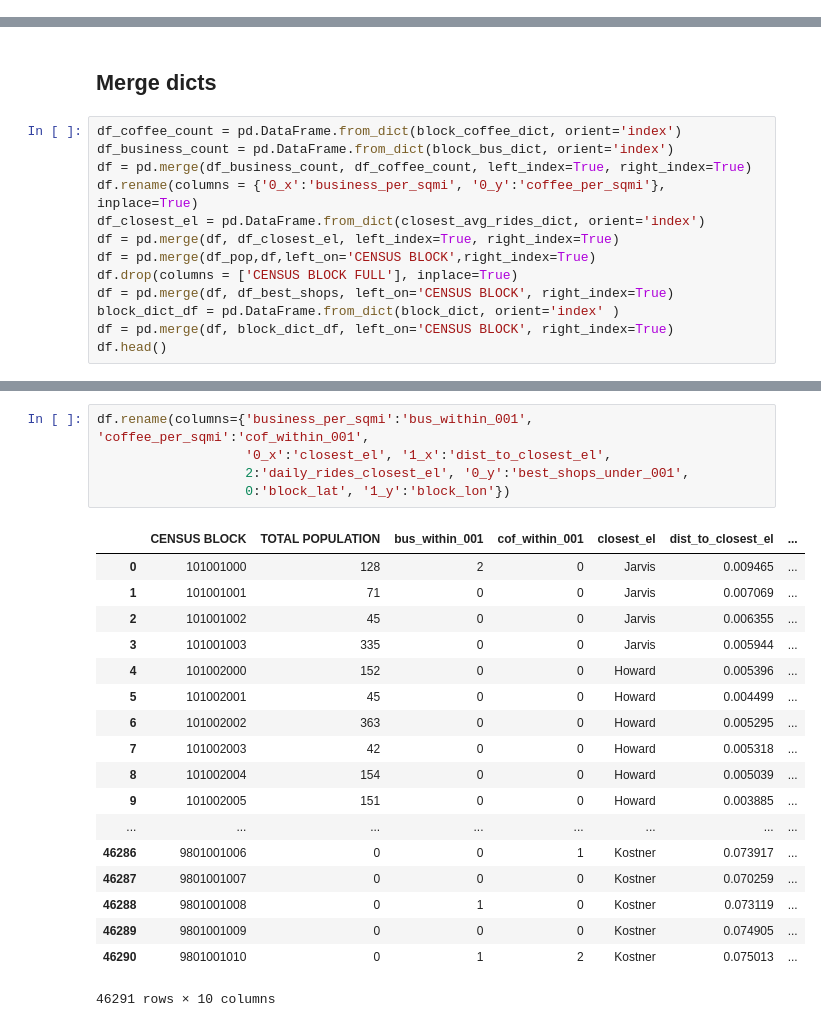
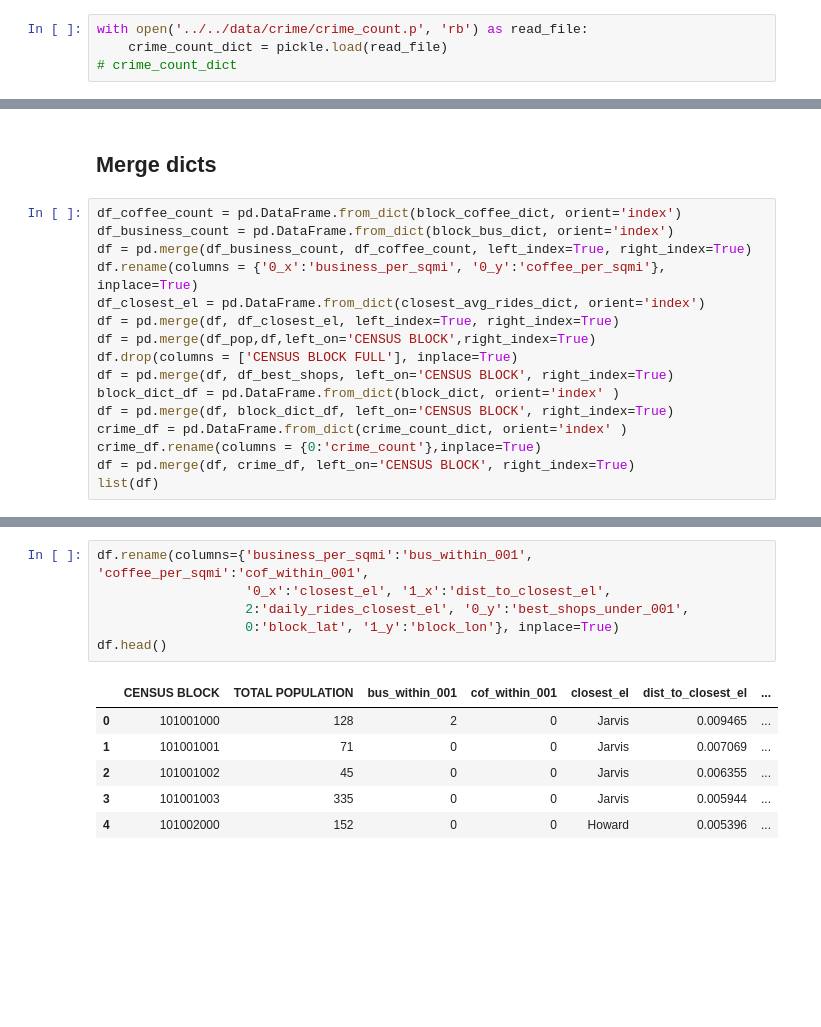
Before and after one commit to j-max/best_coffeeshop_recommender, a Jupyter notebook: data/block_shapes/blockshapes_smaller_radius.ipynb, the cells around one changed output, grey strips where cells are left out. Cells and saved outputs as stored; diff of their text form; blank space fills up the shorter version.

```diff
--- a/data/block_shapes/blockshapes_smaller_radius.ipynb
+++ b/data/block_shapes/blockshapes_smaller_radius.ipynb
@@ -181,0 +186,4 @@ df_pop = pd.read_csv('../population_censusblock/Population_by_2010_Census_Block.
+# %%
+with open('../../data/crime/crime_count.p', 'rb') as read_file:
+    crime_count_dict = pickle.load(read_file)
+# crime_count_dict
@@ -193,5 +223,8 @@ df.drop(columns = ['CENSUS BLOCK FULL'], inplace=True)
 df = pd.merge(df, df_best_shops, left_on='CENSUS BLOCK', right_index=True)
 block_dict_df = pd.DataFrame.from_dict(block_dict, orient='index' )
 df = pd.merge(df, block_dict_df, left_on='CENSUS BLOCK', right_index=True)
-df.head()
+crime_df = pd.DataFrame.from_dict(crime_count_dict, orient='index' )
+crime_df.rename(columns = {0:'crime_count'},inplace=True)
+df = pd.merge(df, crime_df, left_on='CENSUS BLOCK', right_index=True)
+list(df)
 # %% [output]
@@ -204,25 +242,14 @@ df.head()
 # %%
 df.rename(columns={'business_per_sqmi':'bus_within_001', 'coffee_per_sqmi':'cof_within_001',
                    '0_x':'closest_el', '1_x':'dist_to_closest_el',
                    2:'daily_rides_closest_el', '0_y':'best_shops_under_001',
-                   0:'block_lat', '1_y':'block_lon'})
+                   0:'block_lat', '1_y':'block_lon'}, inplace=True)
+df.head()
 # %% [output]
 |  | CENSUS BLOCK | TOTAL POPULATION | bus_within_001 | cof_within_001 | closest_el | dist_to_closest_el | ... |
 | 0 | 101001000 | 128 | 2 | 0 | Jarvis | 0.009465 | ... |
 | 1 | 101001001 | 71 | 0 | 0 | Jarvis | 0.007069 | ... |
 | 2 | 101001002 | 45 | 0 | 0 | Jarvis | 0.006355 | ... |
 | 3 | 101001003 | 335 | 0 | 0 | Jarvis | 0.005944 | ... |
 | 4 | 101002000 | 152 | 0 | 0 | Howard | 0.005396 | ... |
-| 5 | 101002001 | 45 | 0 | 0 | Howard | 0.004499 | ... |
-| 6 | 101002002 | 363 | 0 | 0 | Howard | 0.005295 | ... |
-| 7 | 101002003 | 42 | 0 | 0 | Howard | 0.005318 | ... |
-| 8 | 101002004 | 154 | 0 | 0 | Howard | 0.005039 | ... |
-| 9 | 101002005 | 151 | 0 | 0 | Howard | 0.003885 | ... |
-| ... | ... | ... | ... | ... | ... | ... | ... |
-| 46286 | 9801001006 | 0 | 0 | 1 | Kostner | 0.073917 | ... |
-| 46287 | 9801001007 | 0 | 0 | 0 | Kostner | 0.070259 | ... |
-| 46288 | 9801001008 | 0 | 1 | 0 | Kostner | 0.073119 | ... |
-| 46289 | 9801001009 | 0 | 0 | 0 | Kostner | 0.074905 | ... |
-| 46290 | 9801001010 | 0 | 1 | 2 | Kostner | 0.075013 | ... |
-46291 rows × 10 columns
 # %%
```
Also changed, not shown: parts of 13 cells of this notebook, 5 other files.
